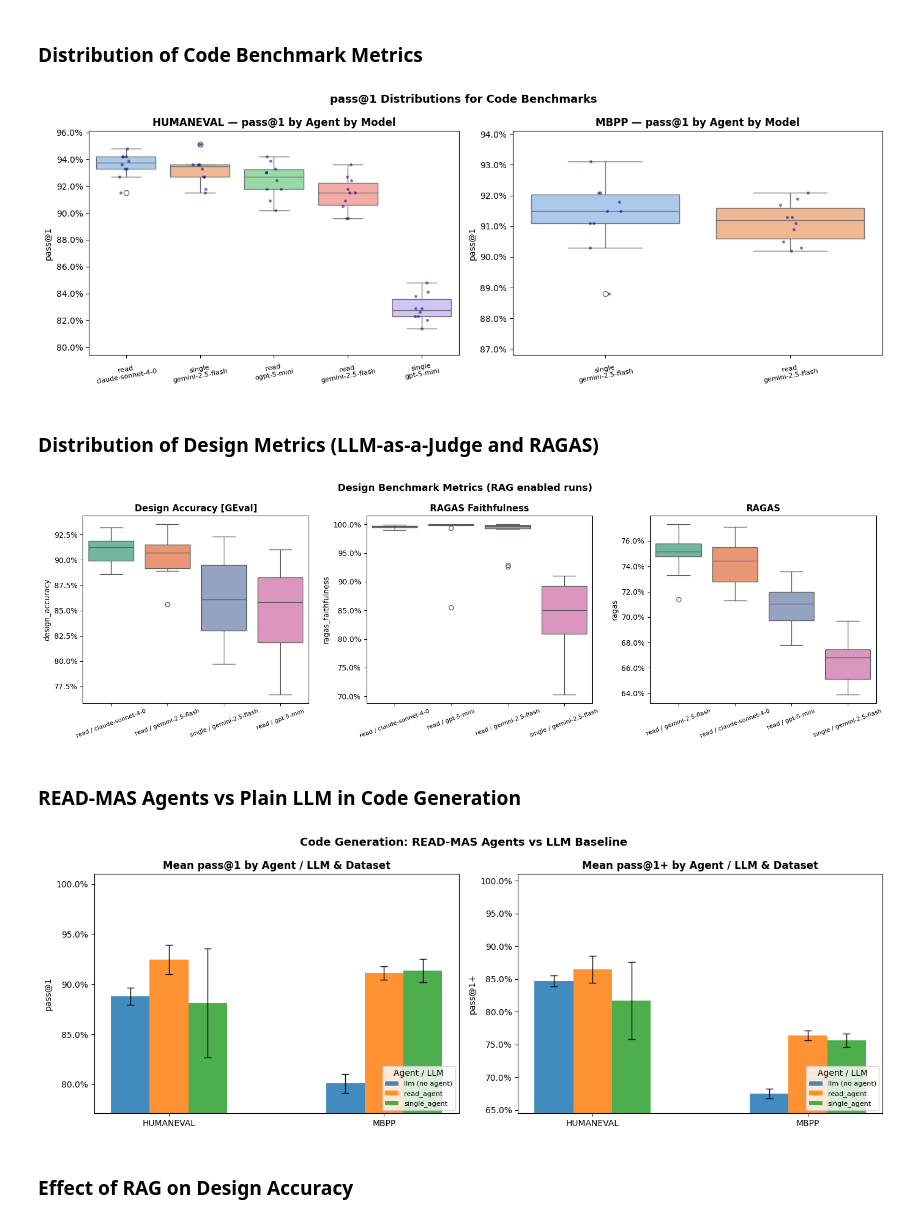
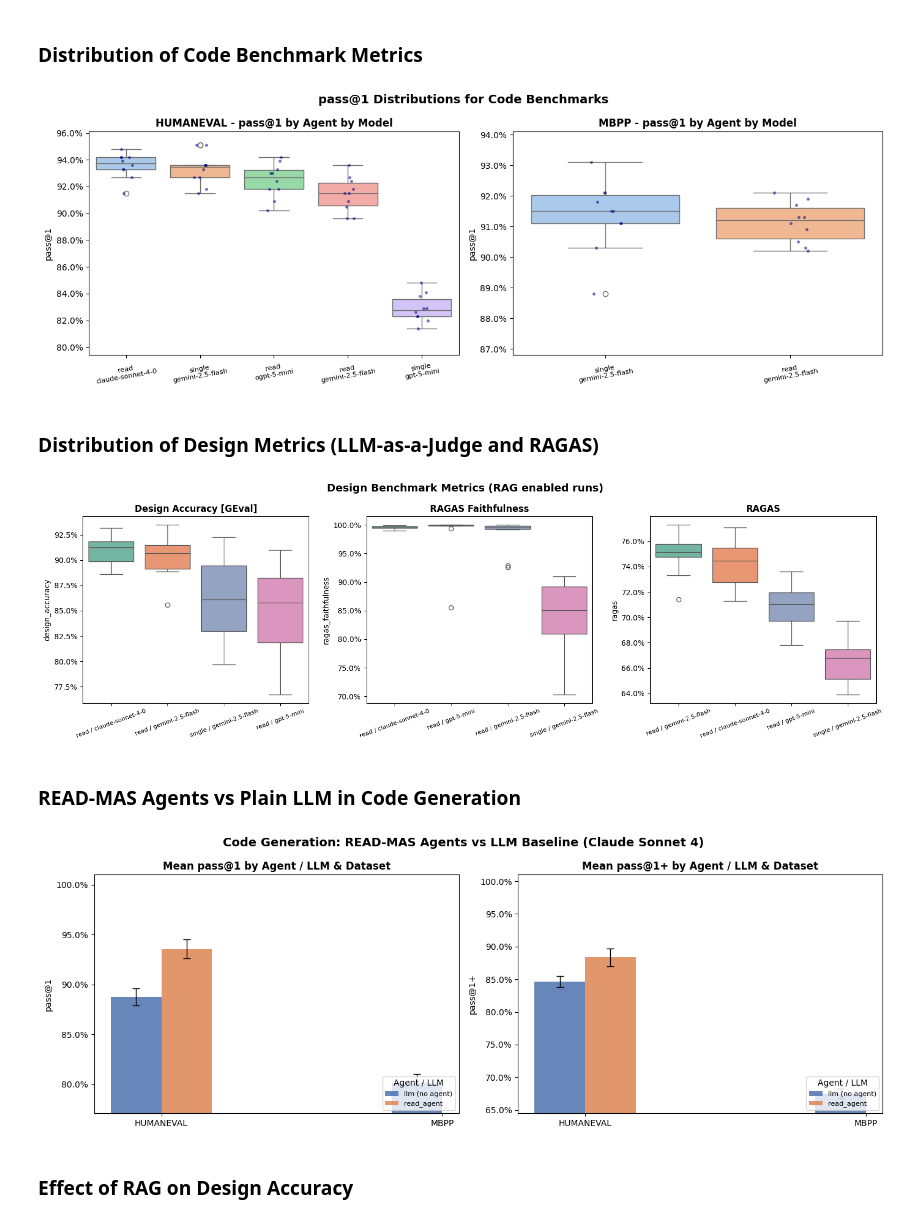
Before and after one commit to NU-Academics/read-mas, a Jupyter notebook: notebooks/data_analysis/data_analysis.ipynb, the cells around one changed output. Cells and saved outputs as stored; diff of their text form; code cells hidden in the pictures.

Commit message:
Cleaned up the EDA for benchmark experiments.

```diff
--- a/notebooks/data_analysis/data_analysis.ipynb
+++ b/notebooks/data_analysis/data_analysis.ipynb
@@ -202,7 +201,7 @@ EDA_DESIGN_BENCHMARK_FILES = {
 # %% [markdown]
 Helper functions
 # %%
-def load_experiment_dataset(filename: str, rename_cols: dict[str, str], keep_cols: list[str]) -> DataFrame:
+def load_experiment_dataset(filename: str, rename_cols: dict[str, str], keep_cols: list[str]) -> pd.DataFrame:
     """This function loads an experiment data in CSV format into a data frame, filters out the baselines, renames the columns, and keeps only the columns needed for the analysis.
 
     Args:
@@ -552,17 +554,17 @@ for ax, dataset in zip(axes, ['humaneval', 'mbpp']):
     sns.stripplot(data=sub, x='agent_model', y='pass_at_1', order=order,
                 color='navy', size=3.5, jitter=True, alpha=0.55, ax=ax)
 
-    ax.set_title(f'{dataset.upper()} — pass@1 by Agent by Model', fontweight='bold')
+    ax.set_title(f'{dataset.upper()} - pass@1 by Agent by Model', fontweight='bold')
     ax.set_xlabel(''); ax.set_ylabel('pass@1')
     ax.tick_params(axis='x', rotation=10, labelsize=8)
     ax.set_ylim(sub['pass_at_1'].min() - 0.02, sub['pass_at_1'].max() + 0.01)
     ax.yaxis.set_major_formatter(mticker.PercentFormatter(xmax=1, decimals=1))
 
-plt.suptitle('pass@1 Distributions for Code Benchmarks', fontsize=13, fontweight='bold')
+plt.suptitle('pass@1 Distributions for Code Benchmarks', fontsize=14, fontweight='bold')
 plt.tight_layout()
 plt.show()
 # %% [output]
-[figure, old version]
+[figure, new version]
 # %% [markdown]
 ### Distribution of Design Metrics (LLM-as-a-Judge and RAGAS)
 # %%
@@ -585,21 +587,23 @@ for ax, (metric, title) in zip(axes, metrics):
     ax.tick_params(axis='x', rotation=20, labelsize=8)
     ax.yaxis.set_major_formatter(mticker.PercentFormatter(xmax=1, decimals=1))
 
-plt.suptitle('Design Benchmark Metrics (RAG enabled runs)', fontsize=13, fontweight='bold')
+plt.suptitle('Design Benchmark Metrics (RAG enabled runs)', fontsize=14, fontweight='bold')
 plt.tight_layout()
 plt.show()
 # %% [output]
-[figure, old version]
+[figure, new version]
 # %% [markdown]
 ### READ-MAS Agents vs Plain LLM in Code Generation
 # %%
-# Grouped bar chart of mean and std of metrics
-# First combine the agent and LLM datasets, selecting only the required columns
+# Grouped bar chart of mean and std of metrics comparing code benchmarks for agent vs LLM use case (RQ4)
+# First combine the agent and LLM datasets, selecting only the required model used (Claude) & columns
 df_llm_plot = df_llm.copy()
 df_llm_plot['agent'] = 'llm (no agent)'
+df_code = df_code.copy()
+df_code_claude = df_code[df_code['model'] == 'claude-sonnet-4-0']
 
 df_code_llm = pd.concat([
-    df_code[['agent', 'model', 'benchmark', 'pass_at_1', 'pass_at_1plus']],
+    df_code_claude[['agent', 'model', 'benchmark', 'pass_at_1', 'pass_at_1plus']],
     df_llm_plot[['agent', 'model', 'benchmark', 'pass_at_1', 'pass_at_1plus']],
 ], ignore_index=True)
 
@@ -611,36 +615,36 @@ agg = (df_code_llm
 agg.columns = ['agent', 'benchmark', 'p1_mean', 'p1_std', 'p1p_mean', 'p1p_std']
 
 datasets = agg['benchmark'].unique()
 agents   = agg['agent'].unique()
 x        = np.arange(len(datasets))
 width    = 0.18
 offsets  = np.linspace(-(len(agents)-1)*width/2, (len(agents)-1)*width/2, len(agents))
-colors   = sns.color_palette('tab10', len(agents))
+colors   = sns.color_palette('deep', len(agents))
 
 fig, axes = plt.subplots(1, 2, figsize=(14, 5), sharey=False)
 
 for ax, metric, label in zip(axes, ['p1_mean', 'p1p_mean'], ['pass@1', 'pass@1+']):
     std_col = metric.replace('mean', 'std')
     for i, (agent, color) in enumerate(zip(agents, colors)):
         sub = agg[agg['agent'] == agent]
         vals = [sub[sub['benchmark'] == d][metric].values[0] if len(sub[sub['benchmark'] == d]) else np.nan for d in datasets]
         stds = [sub[sub['benchmark'] == d][std_col].values[0] if len(sub[sub['benchmark'] == d]) else 0 for d in datasets]
         ax.bar(x + offsets[i], vals, width, yerr=stds, label=agent,
             color=color, alpha=0.85, capsize=4, error_kw={'linewidth': 1})
 
     ax.set_xticks(x); ax.set_xticklabels([d.upper() for d in datasets])
     ax.set_title(f'Mean {label} by Agent / LLM & Dataset', fontweight='bold')
     ax.set_ylabel(label)
     ax.yaxis.set_major_formatter(mticker.PercentFormatter(xmax=1, decimals=1))
     lo = agg[[metric]].min().min() - 0.03
     ax.set_ylim(max(0, lo), 1.01)
     ax.legend(title='Agent / LLM', fontsize=8, loc='lower right')
 
-plt.suptitle('Code Generation: READ-MAS Agents vs LLM Baseline', fontsize=13, fontweight='bold')
+plt.suptitle('Code Generation: READ-MAS Agents vs LLM Baseline (Claude Sonnet 4)', fontsize=14, fontweight='bold')
 plt.tight_layout()
 plt.show()
 # %% [output]
-[figure, old version]
+[figure, new version]
 # %% [markdown]
 ### Effect of RAG on Design Accuracy
 # %%
```
Also changed, not shown: parts of 5 cells of this notebook.
